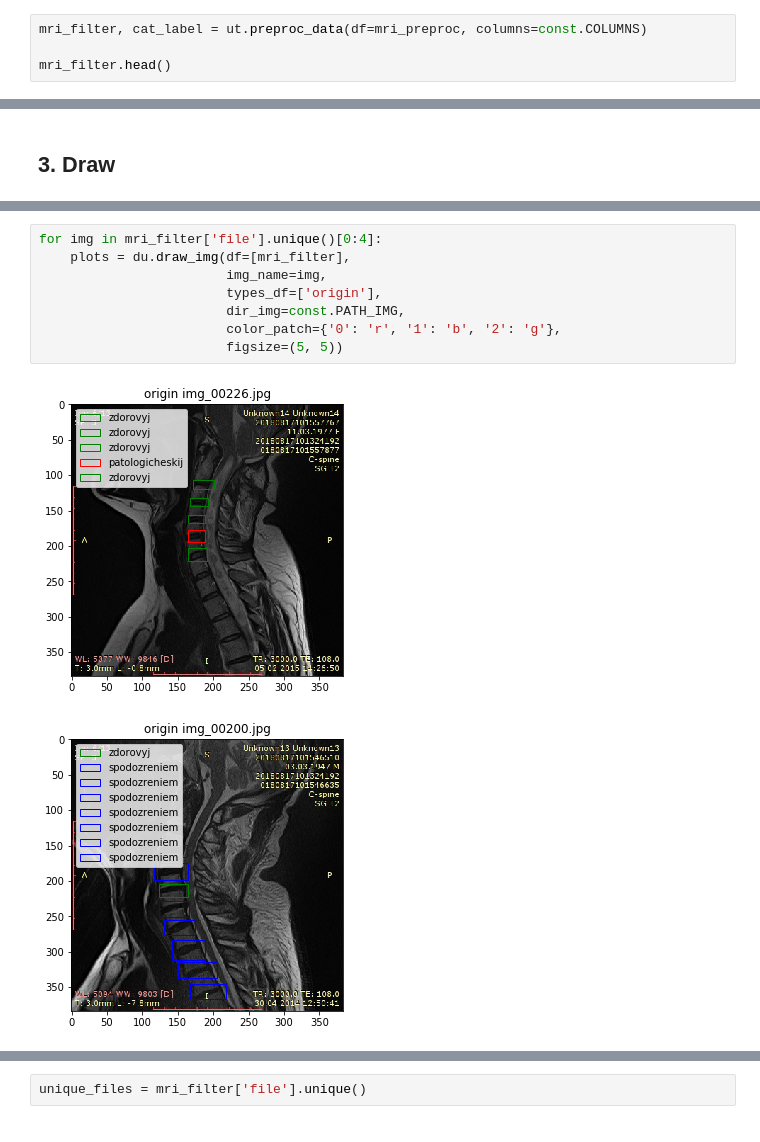
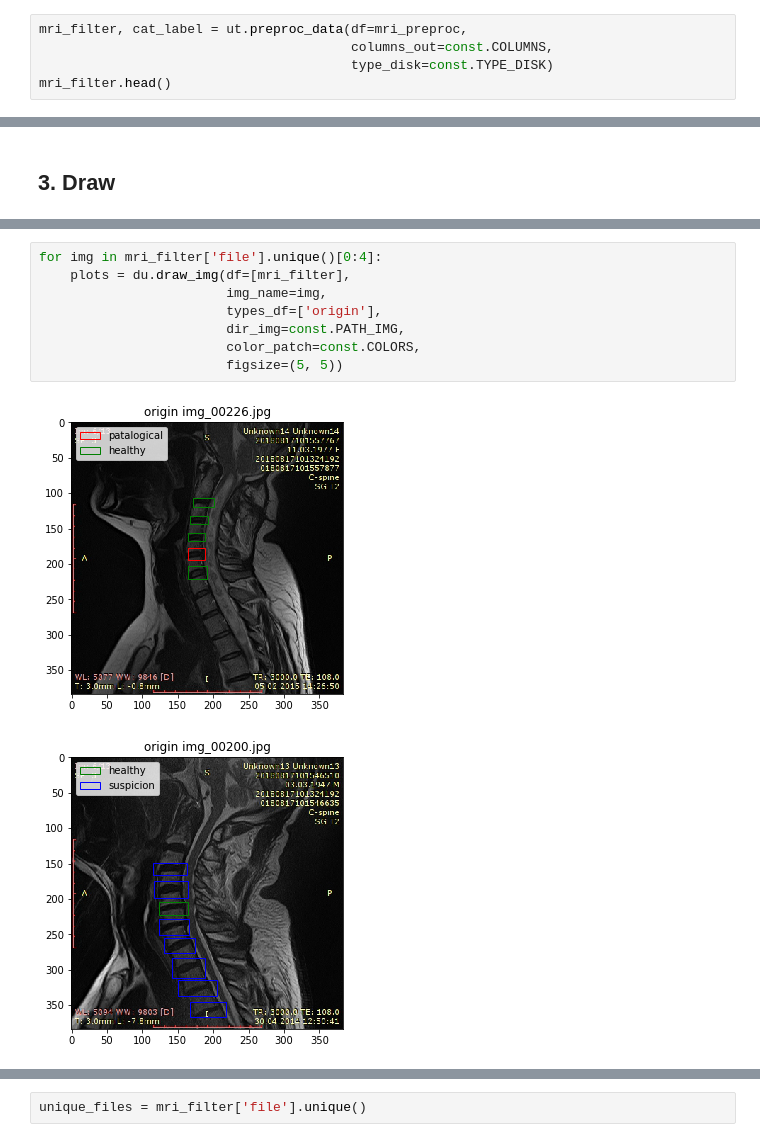
Before and after one commit to ValeraKaravai/MRI_yolo, a Jupyter notebook: spinal_mri.ipynb, the cells around one changed output, grey strips where cells are left out. Saved outputs shown, nothing was run; the diff lists cells and outputs as text.

```diff
--- a/spinal_mri.ipynb
+++ b/spinal_mri.ipynb
@@ -116,7 +110,8 @@ Function `preproc_data(df)` filters our data:
 * **imagesize** = 384, 384
 * **type_mri** = shejnyj
 # %%
-mri_filter, cat_label = ut.preproc_data(df=mri_preproc, columns=const.COLUMNS)
-
+mri_filter, cat_label = ut.preproc_data(df=mri_preproc,
+                                        columns_out=const.COLUMNS,
+                                        type_disk=const.TYPE_DISK)
 mri_filter.head()
 # %% [output]
@@ -174,11 +176,11 @@ Good!
 # %%
 for img in mri_filter['file'].unique()[0:4]:
     plots = du.draw_img(df=[mri_filter],
                         img_name=img,
                         types_df=['origin'],
                         dir_img=const.PATH_IMG,
-                        color_patch={'0': 'r', '1': 'b', '2': 'g'},
+                        color_patch=const.COLORS,
                         figsize=(5, 5))
 # %% [output]
-[figure, old version]
+[figure, new version]
-[figure, old version]
+[figure, new version]
```
Also changed, not shown: parts of 26 cells of this notebook, 4 other files.
